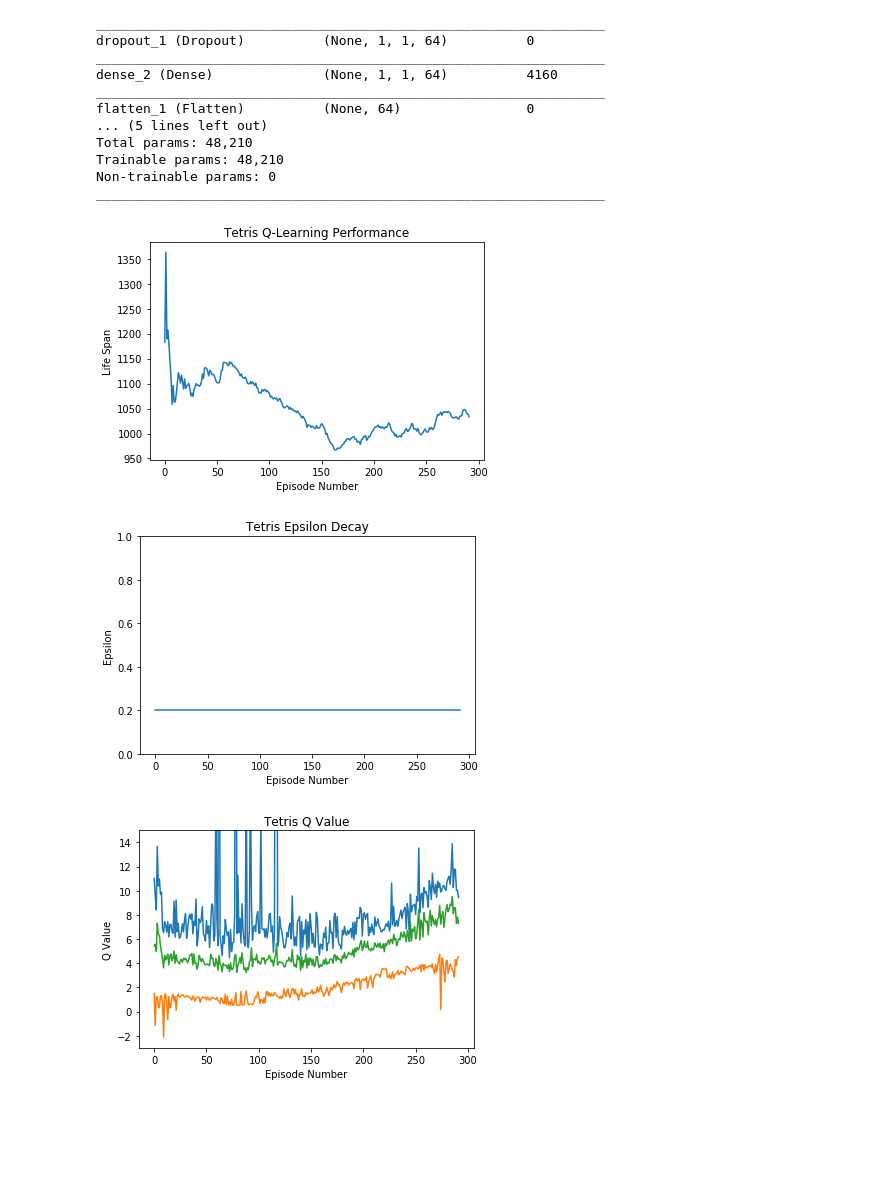
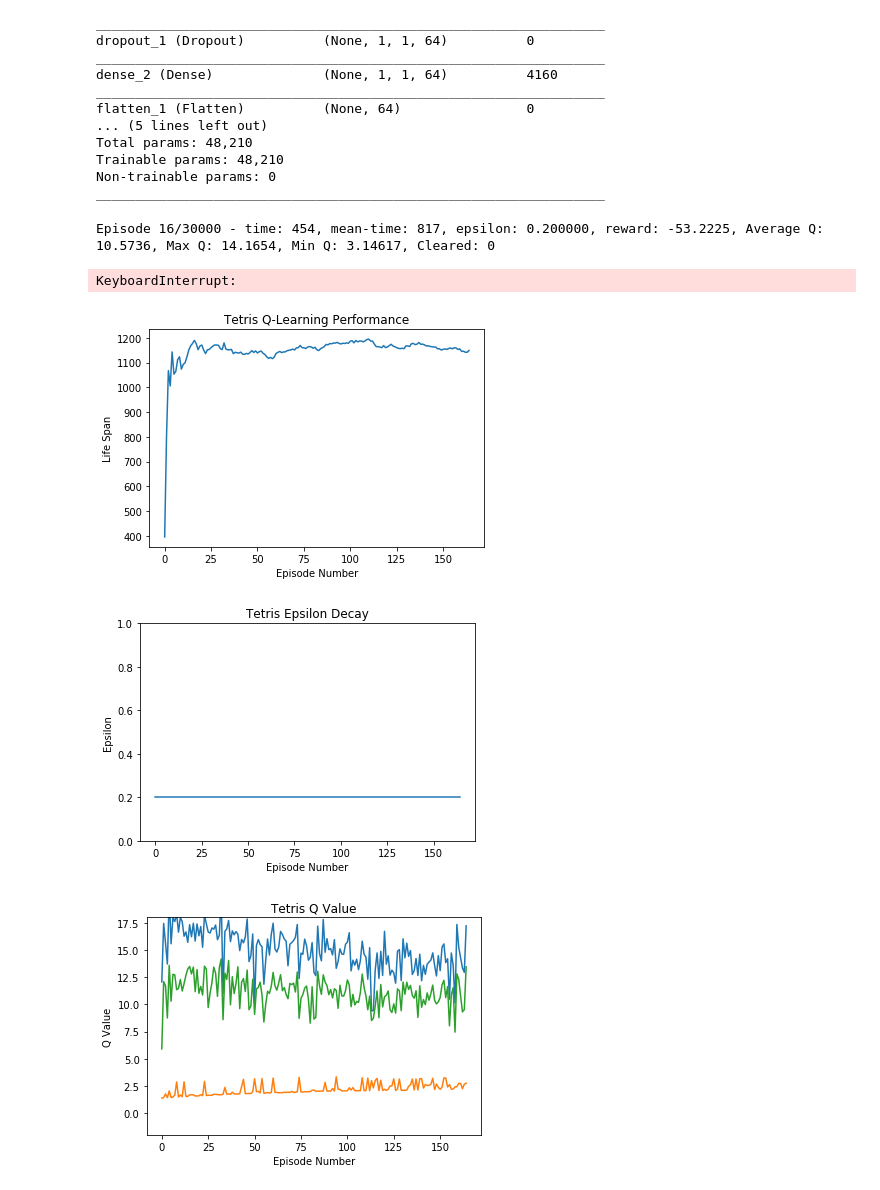
Before and after one commit to CSCI4850/S19-team5-project, a Jupyter notebook: tetris_v3.ipynb, the cells around one changed output. Saved outputs shown, nothing was run; the diff lists cells and outputs as text; code cells hidden in the pictures; blank space fills up the shorter version.

```diff
--- a/tetris_v3.ipynb
+++ b/tetris_v3.ipynb
@@ -187,8 +187,8 @@ for episode in range(episodes):
     time = 0
     total_reward = 0.0
     total_Q = 0
-    max_Q=-50
-    min_Q=50
+    max_Q=-9999
+    min_Q=9999
     height=0
     prev_act=0
     while not done:
@@ -219,7 +219,7 @@ for episode in range(episodes):
                 #Height decrease (cleared row) so give reward
                 reward+=5*pow((next_height-height),2)
                 height=next_height
-                cleared+=1
+                cleared+=height-next_height
             else:
                 #Rewards
                 blockpercol=np.zeros([10])
@@ -230,13 +230,7 @@ for episode in range(episodes):
                             blockpercol[col]+=1
                 #Give reward for spreading
                 #Punishment for stacking
-                if np.argmax(blockpercol)<9 and np.argmax(blockpercol)>0:
-                    blocks=np.amax(blockpercol)+blockpercol[np.argmax(blockpercol)+1]+blockpercol[np.argmax(blockpercol)-1]
-                elif np.argmax(blockpercol)==0:
-                    blocks=1.1*(np.amax(blockpercol)+blockpercol[np.argmax(blockpercol)+1])
-                else:
-                    blocks=1.1*(np.amax(blockpercol)+blockpercol[np.argmax(blockpercol)-1])
-                reward+=0.05*(1.1*np.sum(blockpercol)-np.amax(blockpercol))
+                reward+=0.05*(np.sum(blockpercol)-1.35*np.amax(blockpercol))
                 if height > 0:
                     #Check the distribution of the blocks
                     if np.sum(blockpercol[:4]) > np.sum(blockpercol[5:]):
@@ -252,12 +246,14 @@ for episode in range(episodes):
                 if action==0:
                     reward-=1
                 #Negative reward for repeating same action
-                elif prev_act==action:
+                if prev_act==action and action!=4 and action!=5:
                     reward-=0.5
+                if action==3 and np.sum(blockpercol)<60:
+                    reward-1
                 prev_act=action
             if done:
                 reward -= 10.0
-            reward+=0.001*time-0.5
+            reward+=0.0025*time-1.3
             reward=reward/2
             #Plotting purpose
             total_reward += reward
@@ -302,6 +298,9 @@ for episode in range(episodes):
         model.save_weights('weights.h5')
         print(' Saved')
 print()
+# %% [output]
+Episode 16/30000 - time: 454, mean-time: 817, epsilon: 0.200000, reward: -53.2225, Average Q: 10.5736, Max Q: 14.1654, Min Q: 3.14617, Cleared: 0
+KeyboardInterrupt:
 # %%
 plt.plot(mean_times)
 plt.title("Tetris Q-Learning Performance")
@@ -309,7 +308,7 @@ plt.xlabel("Episode Number")
 plt.ylabel("Life Span")
 plt.show()
 # %% [output]
-[figure, old version]
+[figure, new version]
 # %%
 plt.plot(epsilons)
 plt.ylim(top=1, bottom=0)
@@ -318,19 +317,19 @@ plt.xlabel("Episode Number")
 plt.ylabel("Epsilon")
 plt.show()
 # %% [output]
-[figure, old version]
+[figure, new version]
 # %%
-plt.ylim(top=15)
-plt.ylim(bottom=-3)
+plt.ylim(top=18)
+plt.ylim(bottom=-2)
 plt.plot(max_Qs)
 plt.plot(min_Qs)
 plt.plot(avg_Qs)
 plt.title("Tetris Q Value")
 plt.xlabel("Episode Number")
 plt.ylabel("Q Value")
 plt.show()
 # %% [output]
-[figure, old version]
+[figure, new version]
 # %%
 # Test out the agent!
 # Initialize the environment and let the agent decide how to act!
```
Also changed, not shown: parts of 3 cells of this notebook, 1 other file.
